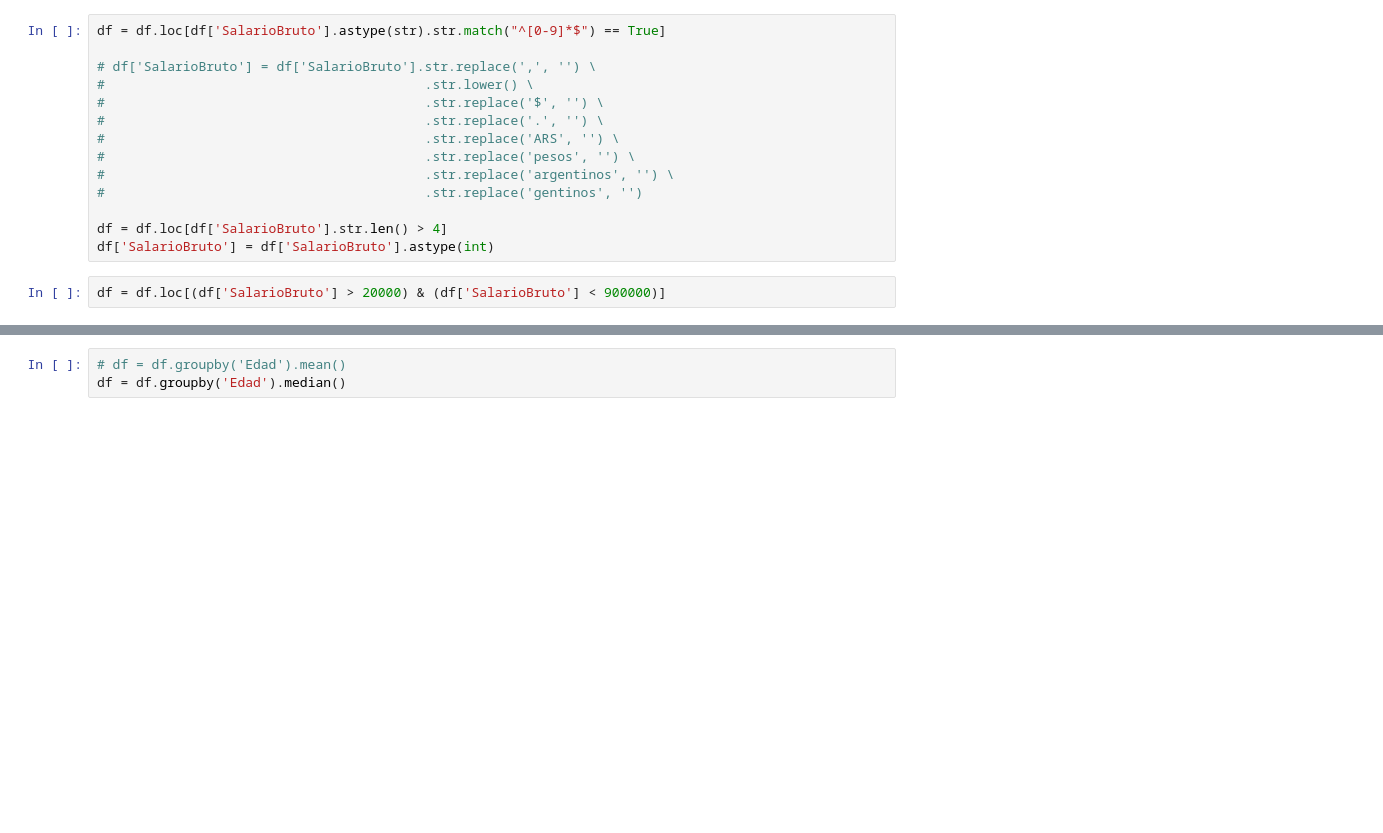
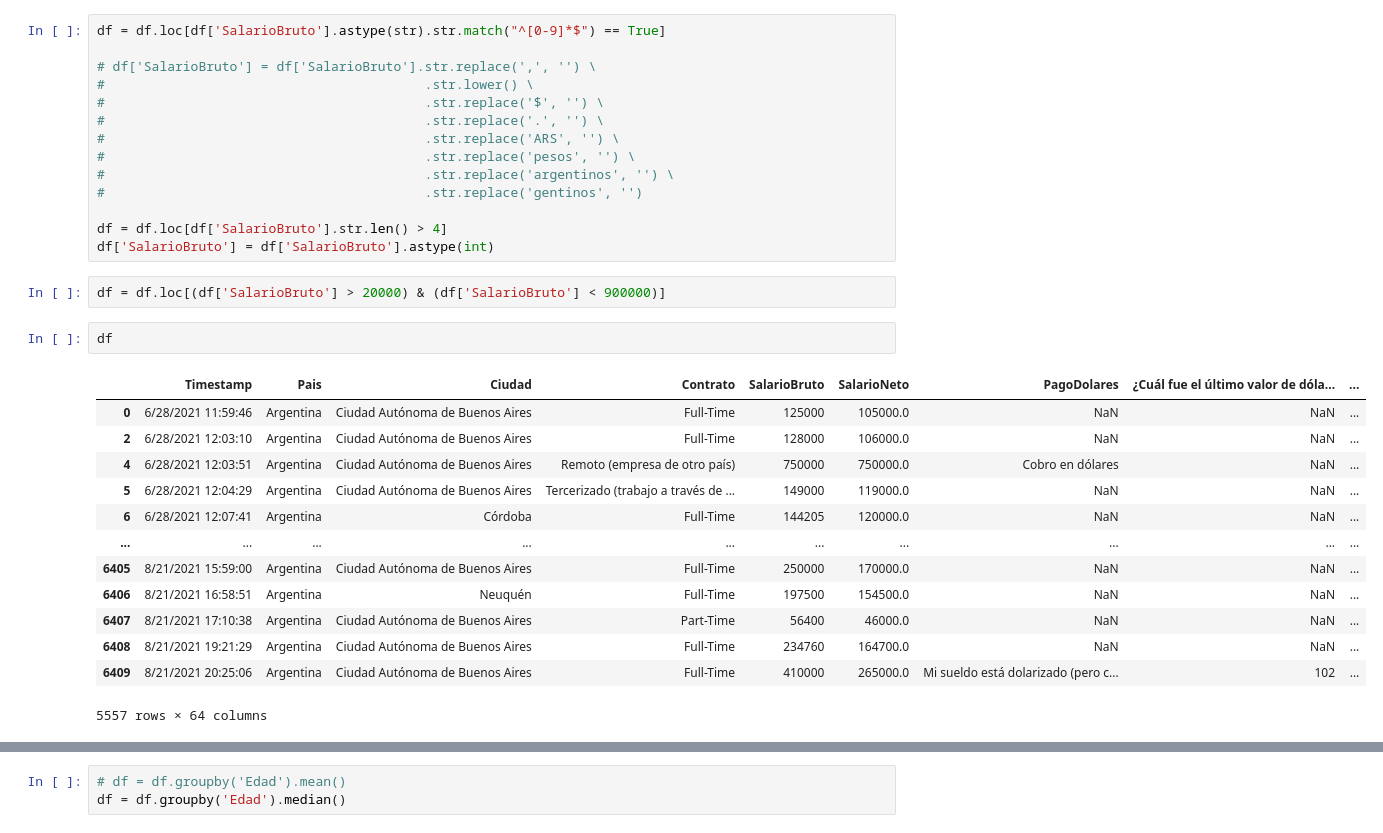
Before and after one commit to anthonypernia/EjerciciosDeTutoriasRealizadas, a Jupyter notebook: visualizaciones/after_class_visualizaciones.ipynb, the cells around one changed output, grey strips where cells are left out. Drawn from its saved outputs; the diff is of its cells as text; blank space fills up the shorter version.

```diff
--- a/visualizaciones/after_class_visualizaciones.ipynb
+++ b/visualizaciones/after_class_visualizaciones.ipynb
@@ -162,6 +621,22 @@ df = df.loc[df['SalarioBruto'].str.len() > 4]
 df['SalarioBruto'] = df['SalarioBruto'].astype(int)
 # %%
 df = df.loc[(df['SalarioBruto'] > 20000) & (df['SalarioBruto'] < 900000)]
+# %%
+df
+# %% [output]
+|  | Timestamp | Pais | Ciudad | Contrato | SalarioBruto | SalarioNeto | PagoDolares | ¿Cuál fue el último valor de dóla... | ... |
+| 0 | 6/28/2021 11:59:46 | Argentina | Ciudad Autónoma de Buenos Aires | Full-Time | 125000 | 105000.0 | NaN | NaN | ... |
+| 2 | 6/28/2021 12:03:10 | Argentina | Ciudad Autónoma de Buenos Aires | Full-Time | 128000 | 106000.0 | NaN | NaN | ... |
+| 4 | 6/28/2021 12:03:51 | Argentina | Ciudad Autónoma de Buenos Aires | Remoto (empresa de otro país) | 750000 | 750000.0 | Cobro en dólares | NaN | ... |
+| 5 | 6/28/2021 12:04:29 | Argentina | Ciudad Autónoma de Buenos Aires | Tercerizado (trabajo a través de ... | 149000 | 119000.0 | NaN | NaN | ... |
+| 6 | 6/28/2021 12:07:41 | Argentina | Córdoba | Full-Time | 144205 | 120000.0 | NaN | NaN | ... |
+| ... | ... | ... | ... | ... | ... | ... | ... | ... | ... |
+| 6405 | 8/21/2021 15:59:00 | Argentina | Ciudad Autónoma de Buenos Aires | Full-Time | 250000 | 170000.0 | NaN | NaN | ... |
+| 6406 | 8/21/2021 16:58:51 | Argentina | Neuquén | Full-Time | 197500 | 154500.0 | NaN | NaN | ... |
+| 6407 | 8/21/2021 17:10:38 | Argentina | Ciudad Autónoma de Buenos Aires | Part-Time | 56400 | 46000.0 | NaN | NaN | ... |
+| 6408 | 8/21/2021 19:21:29 | Argentina | Ciudad Autónoma de Buenos Aires | Full-Time | 234760 | 164700.0 | NaN | NaN | ... |
+| 6409 | 8/21/2021 20:25:06 | Argentina | Ciudad Autónoma de Buenos Aires | Full-Time | 410000 | 265000.0 | Mi sueldo está dolarizado (pero c... | 102 | ... |
+5557 rows × 64 columns
 # %%
 fig, ax = plt.subplots(figsize=(20,10))
 ax.set_xlabel('Tipo de contrato')
```
Also changed, not shown: parts of 50 cells of this notebook.
